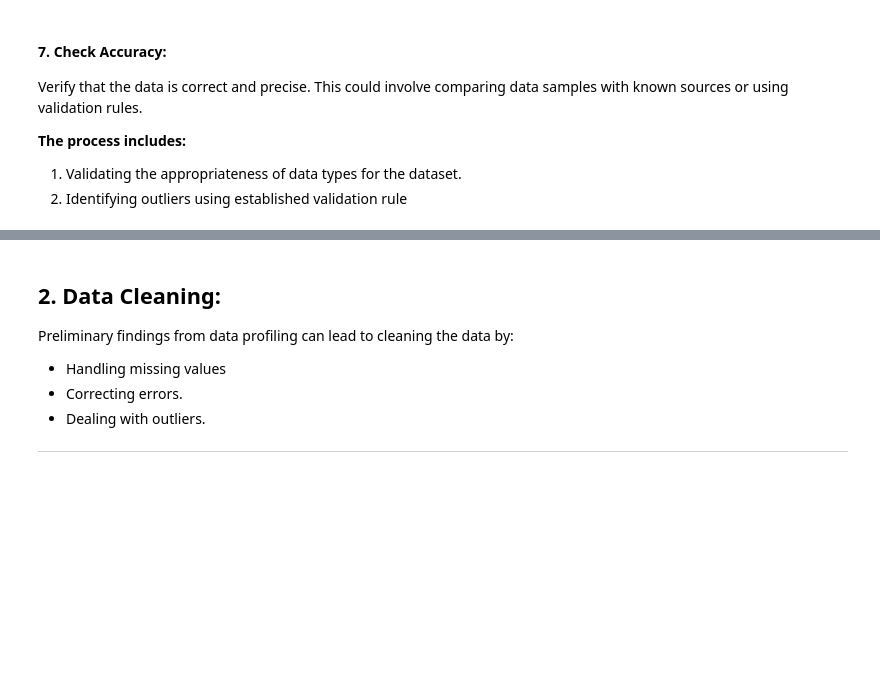
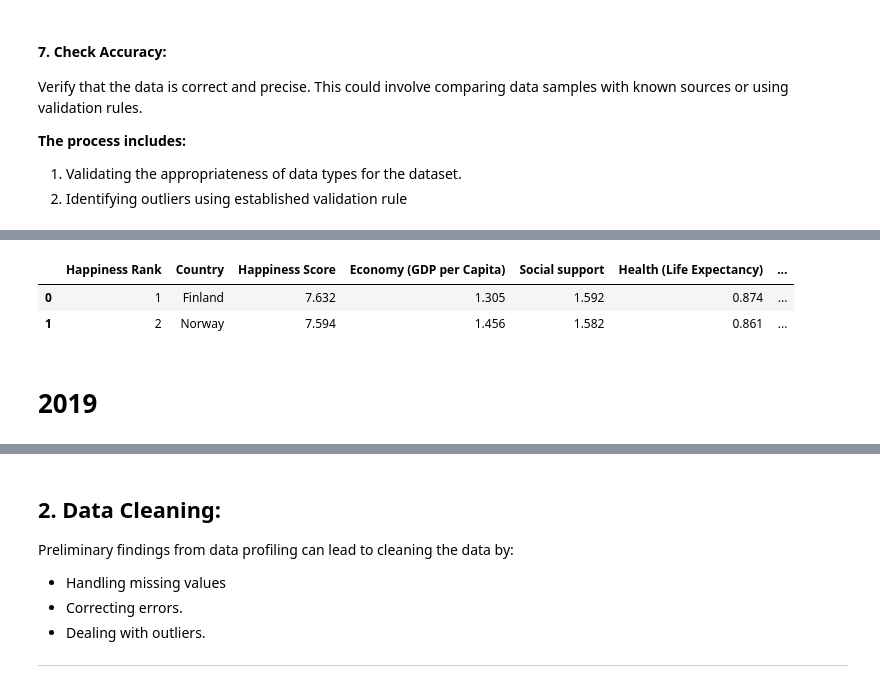
Before and after one commit to Tuwaiq-DS-ML-bootcamp-V-9/Usecase-2, a Jupyter notebook: EDA explain template.ipynb, the cells around one changed output, grey strips where cells are left out. Saved outputs shown, nothing was run; the diff lists cells and outputs as text; code cells hidden in the pictures; blank space fills up the shorter version.

```diff
--- a/EDA explain template.ipynb
+++ b/EDA explain template.ipynb
@@ -743,0 +859,12 @@ Verify that the data is correct and precise. This could involve comparing data s
+# %%
+world_happiness_reports_2018.rename(columns={'Overall rank':'Happiness Rank','Country or region':'Country','Score':'Happiness Score',
+                                             'GDP per capita':'Economy (GDP per Capita)','Healthy life expectancy':'Health (Life Expectancy)',
+                                             'Freedom to make life choices':'Freedom'},inplace=True)
+# %%
+world_happiness_reports_2018.head(2)
+# %% [output]
+|  | Happiness Rank | Country | Happiness Score | Economy (GDP per Capita) | Social support | Health (Life Expectancy) | ... |
+| 0 | 1 | Finland | 7.632 | 1.305 | 1.592 | 0.874 | ... |
+| 1 | 2 | Norway | 7.594 | 1.456 | 1.582 | 0.861 | ... |
+# %% [markdown]
+# 2019
```
Also changed, not shown: parts of 18 cells of this notebook.
